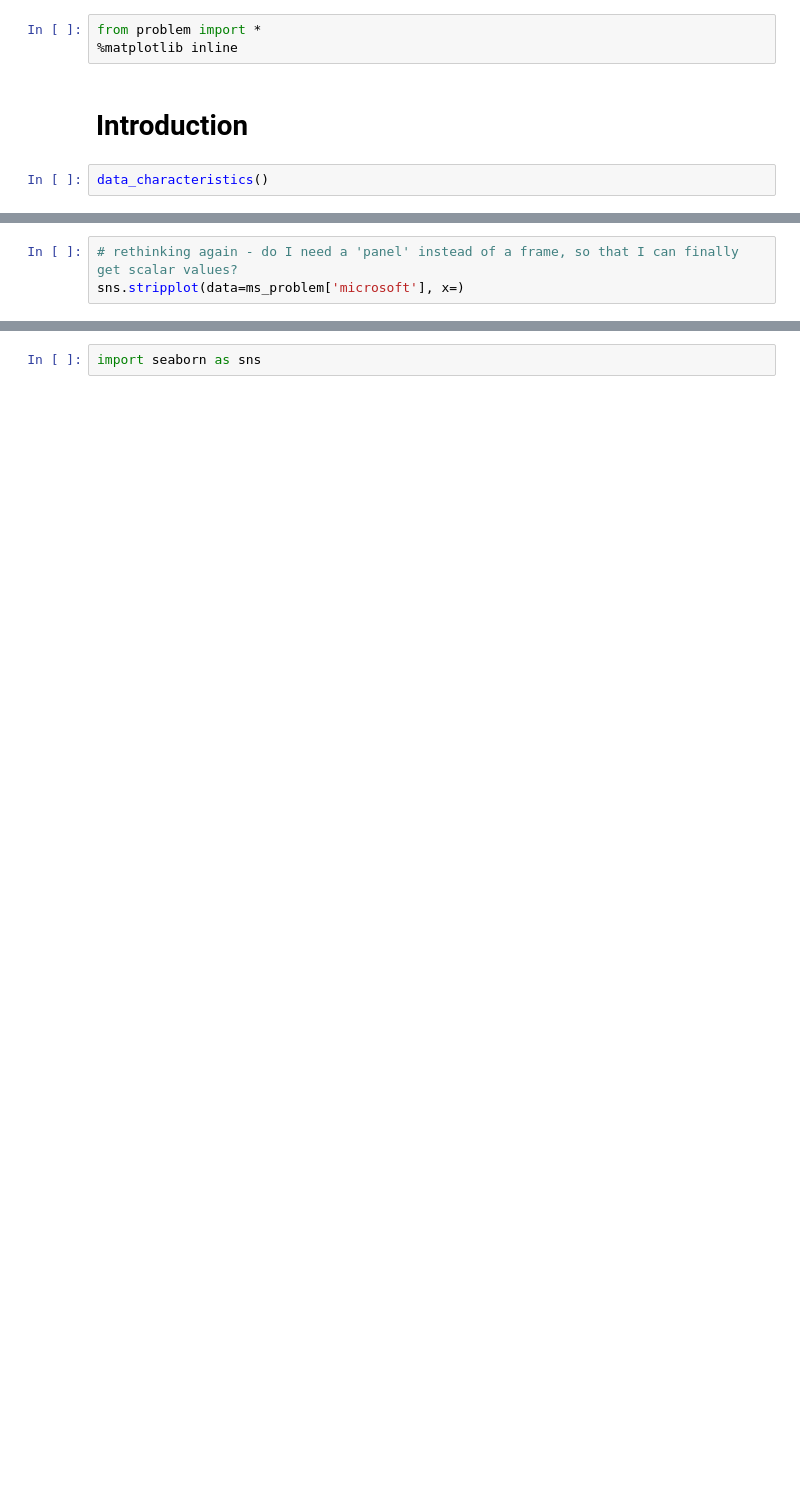
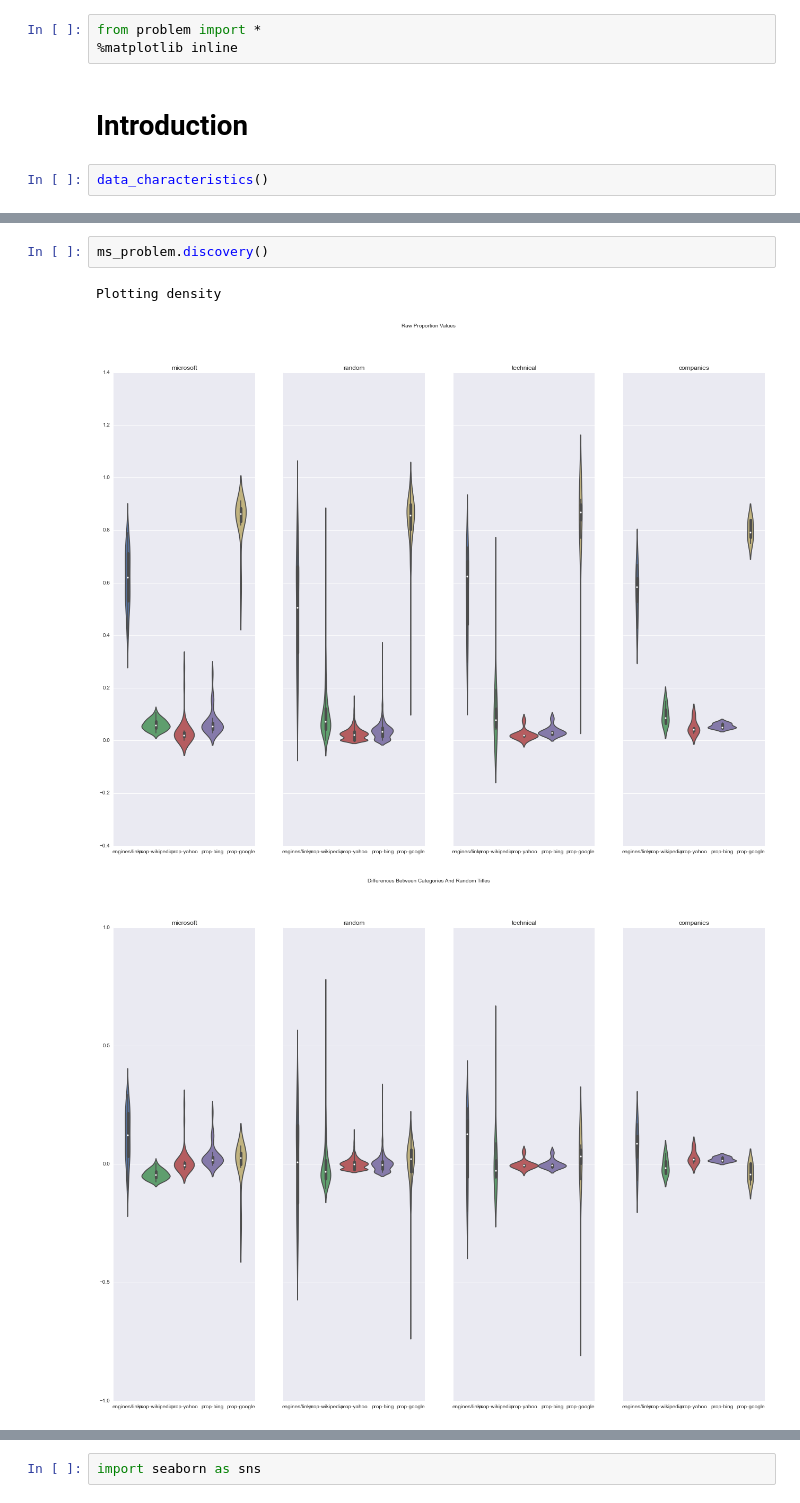
Before and after one commit to seewalker/wikipedia_analytics, a Jupyter notebook: experiments.ipynb, the cells around one changed output, grey strips where cells are left out. Cells and saved outputs as stored; diff of their text form; blank space fills up the shorter version.

Commit message:
Correlation metrics now work, and the visualizations are much improved.

```diff
--- a/experiments.ipynb
+++ b/experiments.ipynb
@@ -26,3 +56,6 @@ Filling tables with query results
-# %%
-# rethinking again - do I need a 'panel' instead of a frame, so that I can finally get scalar values?
-sns.stripplot(data=ms_problem['microsoft'], x=)
+# %%
+ms_problem.discovery()
+# %% [output]
+Plotting density
+[figure, added]
+[figure, added]
```
Also changed, not shown: parts of 24 cells of this notebook, 26 other files.
